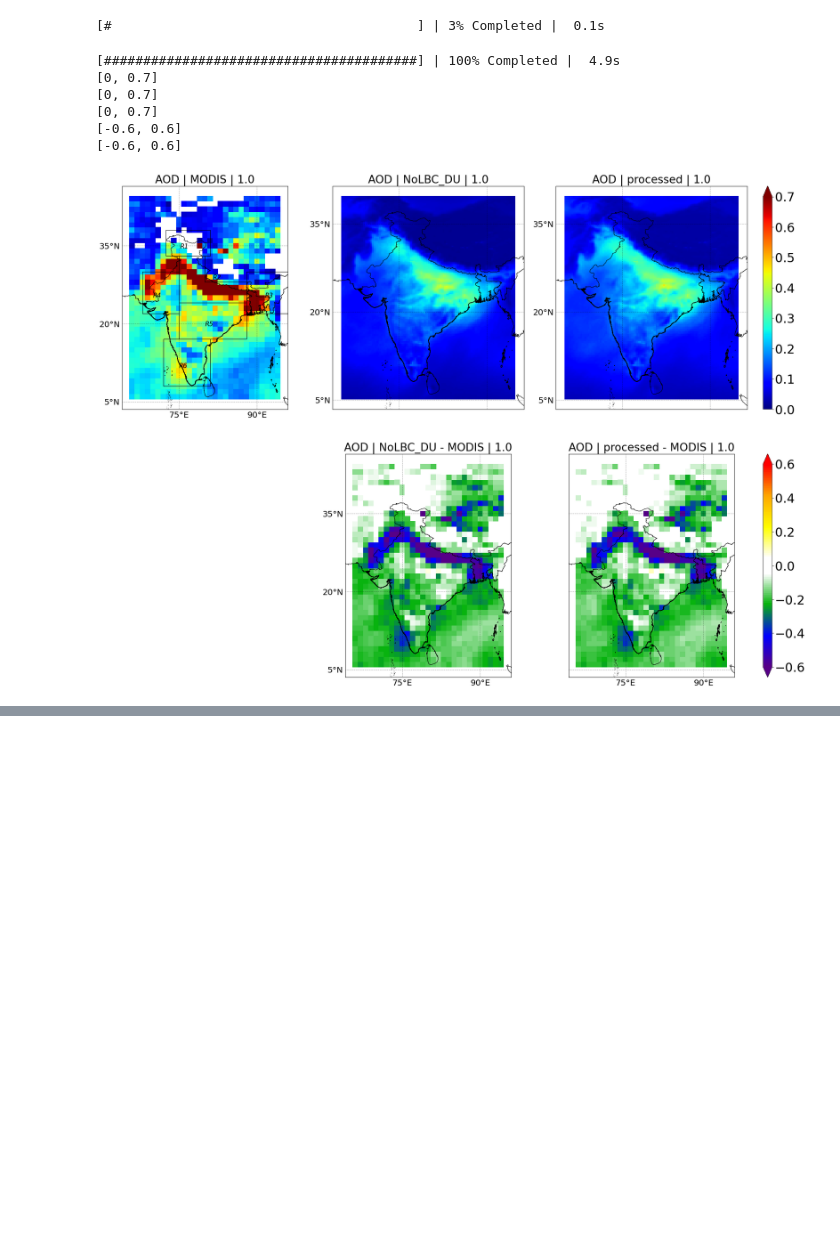
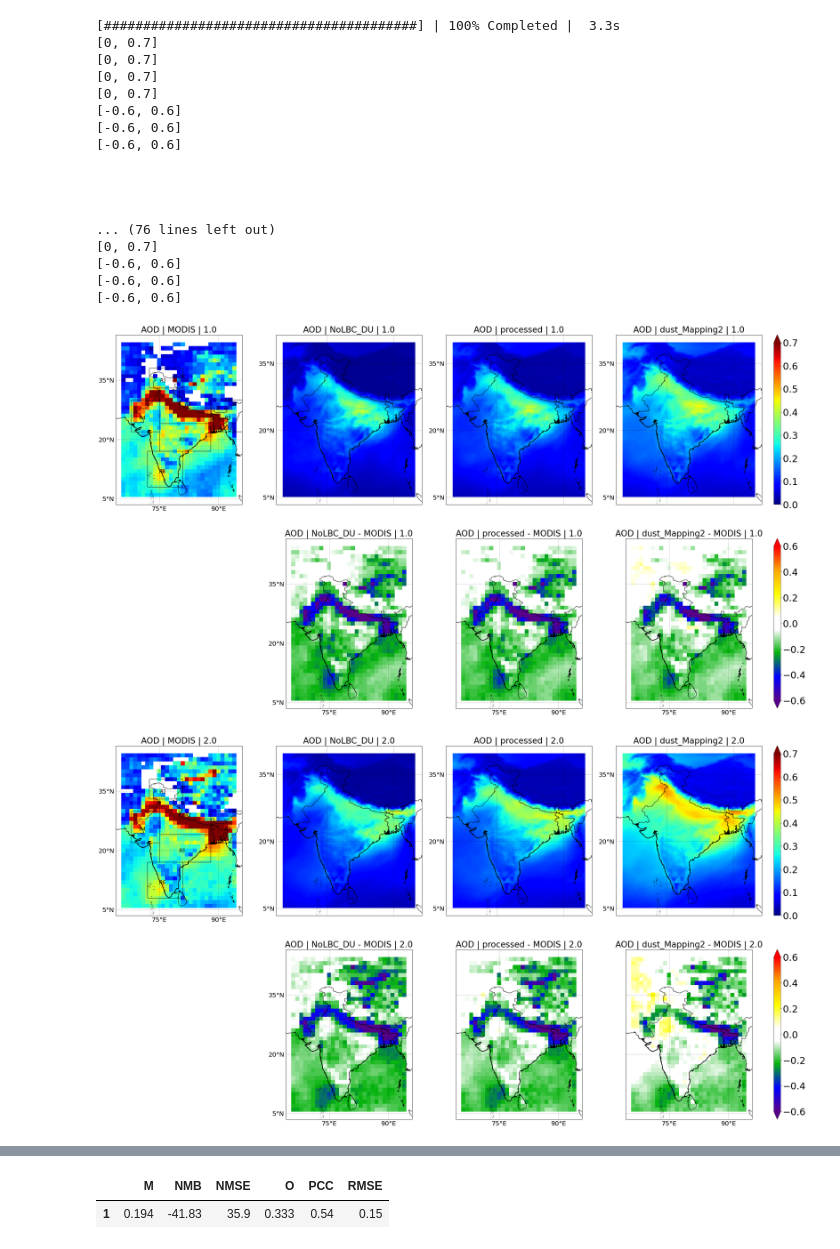
Before and after one commit to Kaushikreddym/Codes_Sharing, a Jupyter notebook: STATS_SPATIAL/AOD_FNL.ipynb, the cells around one changed output, grey strips where cells are left out. Saved outputs shown, nothing was run; the diff lists cells and outputs as text; code cells hidden in the pictures; blank space fills up the shorter version.

```diff
--- a/STATS_SPATIAL/AOD_FNL.ipynb
+++ b/STATS_SPATIAL/AOD_FNL.ipynb
@@ -245,10 +248,9 @@ ranspec= {}
 ranspec['od550aer']=[0,0.7]
 vname = 'od550aer'
 #dmap = ['NoLBC_DU','dust_Mapping1', 'dust_Mapping2','dust_Mapping3','dust_Mapping4','dust_Mapping5','dust4']
-dmap = ['NoLBC_DU','processed']
+dmap = ['NoLBC_DU','processed','dust_Mapping2']
 
-def ext_WRF(vname):
-    dmap = ['NoLBC_DU','processed']
+def ext_WRF(vname,dmap):
     dset_WRF = []
     for fl in dmap:
         REL_PATH = '/mnt/nas/DATA/kaushik/proc/'+fl+'/NCAP-COALESCE/NCAP-COALESCE/IIT-Bombay/IITB-WRF_Chem/BASELINE/r1i1p1f1/'+'1hr'+'/'+vname+'/gn/'
@@ -268,18 +270,18 @@ def ext_OBS():
     dset_MODIS = xray.open_dataset(Aqua_fname)[Aqua_varname]
     dset_MODIS =  dset_MODIS.sel(time=(dset_MODIS['time.year']==2015))
 
-    dset_OBS['MODIS-AOD'] = dset_MODIS
+    dset_OBS['MODIS-AOD'] = dset_MODIS.where(dset_MODIS <1,drop=True)
 
     return dset_OBS
 
-dset_WRF = ext_WRF(vname)
+dset_WRF = ext_WRF(vname,dmap)
 dset_OBS = ext_OBS()['MODIS-AOD']
 
 for exp in range(2):
     with pd.ExcelWriter(vname+'_'+dmap[exp]+'.xlsx') as writer:
         for reg in ['R1','R2','R3','R4','R5','R6','ind']:
             sts = {}
-            for mon in range(1,7,1):
+            for mon in range(1,7,7):
                 x = calc_stats(dset_WRF.isel(exp=exp),dset_OBS,region=reg,tperiod=mon,obs_name='MODIS',scale=1)
                 sts[mon] = x
             sts = pd.DataFrame(sts).T
@@ -336,8 +307,11 @@ for exp in range(2):
 # %%
-for tperiod in np.linspace(1,7,1):
+stdvname = 'AOD'
+
+for tperiod in np.linspace(1,6,7):
     with ProgressBar():
         OBS_mean = regionX(timeX(dset_OBS,tperiod),'ind').mean('time').compute()
         WRF_mean = regionX(timeX(dset_WRF,tperiod),'ind').mean('time').compute()
+
 
     cart = ccrs.PlateCarree()
     resol = reg_sel()
@@ -345,16 +319,13 @@ for tperiod in np.linspace(1,7,1):
     ran = ranspec[vname]
     cmpi = plt.cm.jet
     fig = plt.figure(figsize= (15,15))
-    #'''
+
     j=0
-
-    stdvname = 'AOD'
-
     tperiod = str(tperiod)
     title= stdvname+' | MODIS | '+tperiod
     ax = fig.add_axes([0.1+j*0.5,0.1,0.5,0.5],projection=cart)
+    ax,pmesh,gl = spatial_plot(ax,OBS_mean.lat,OBS_mean.lon,OBS_mean,cart,ran,cmpi,title)
 
-    ax,pmesh,gl = spatial_plot(ax,OBS_mean.lat,OBS_mean.lon,OBS_mean,cart,ran,cmpi,title)
     gl.ylabels_left = True
 
     ###################
@@ -375,46 +346,58 @@ for tperiod in np.linspace(1,7,1):
         title = stdvname+' | '+str(WRF_mean[i].exp.values)+' | '+tperiod
         ax = fig.add_axes([0.1+(i+1)*0.5,0.1,0.5,0.5],projection=cart)
         ax,pmesh,gl = spatial_plot(ax,WRF_mean.lat,WRF_mean.lon,WRF_mean.isel(exp=i),cart,ran,cmpi,title)
+
         gl.ylabels_left = False
         gl.xlabels_bottom = False
 
         if j>1:
             gl.ylabels_left = False
         else:
             gl.ylabels_left = True
 
     cax = fig.add_axes([0.1+(i+2)*0.5,0.1,0.02,0.5])
     cbar =  plt.colorbar(pmesh,extend='max', cax=cax)
     cbar.ax.tick_params(labelsize=30)
 
     import cmaps
     cmpi = cmaps.ViBlGrWhYeOrRe
 
     WRF_interp = WRF_mean.sel(lat=OBS_mean.lat,lon=OBS_mean.lon,method='nearest')
 
     ran = [-0.6,0.6]
     for i in range(WRF_mean.shape[0]):
         title= stdvname+' | '+str(WRF_mean[i].exp.values)+' - MODIS | '+tperiod
         ax = fig.add_axes([0.1+(i+1)*0.5,-0.5,0.5,0.5],projection=cart)
         ax,pmesh,gl = spatial_plot(ax,OBS_mean.lat,OBS_mean.lon,WRF_interp.isel(exp=i) - OBS_mean.data,cart,ran,cmpi,title)
         if (i+1)>1:
             gl.ylabels_left = False
         else:
             gl.ylabels_left = True
 
     cax = fig.add_axes([0.1+(i+2)*0.5,-0.5,0.02,0.5])
     cbar =  plt.colorbar(pmesh,extend='both', cax=cax)
     cbar.ax.tick_params(labelsize=30)
 
-    #plt.savefig('AOD_spatial_diff.png',bbox_inches='tight',dpi=100)
-    #plt.clf()
-    #plt.close('all')
+    plt.savefig('AOD_spatial_diff_'+str(tperiod)+'.png',bbox_inches='tight',dpi=100)
+    plt.clf()
+    plt.close('all')
 # %% [output]
-[#                                       ] | 3% Completed |  0.1s
+[########################################] | 100% Completed |  3.3s
+[0, 0.7]
+[0, 0.7]
+[0, 0.7]
+[0, 0.7]
+[-0.6, 0.6]
+[-0.6, 0.6]
+[-0.6, 0.6]
+
+
+
+
+... (76 lines left out)
+[0, 0.7]
+[-0.6, 0.6]
+[-0.6, 0.6]
+[-0.6, 0.6]
-[########################################] | 100% Completed |  4.9s
-[0, 0.7]
-[0, 0.7]
-[0, 0.7]
-[-0.6, 0.6]
-[-0.6, 0.6]
-[figure, old version]
+[figure, new version]
+[figure, added]
@@ -420,0 +409,5 @@ for tperiod in np.linspace(1,7,1):
+# %%
+sts
+# %% [output]
+|  | M | NMB | NMSE | O | PCC | RMSE |
+| 1 | 0.194 | -41.83 | 35.9 | 0.333 | 0.54 | 0.15 |
```
Also changed, not shown: parts of 6 cells of this notebook, 1 other file.
